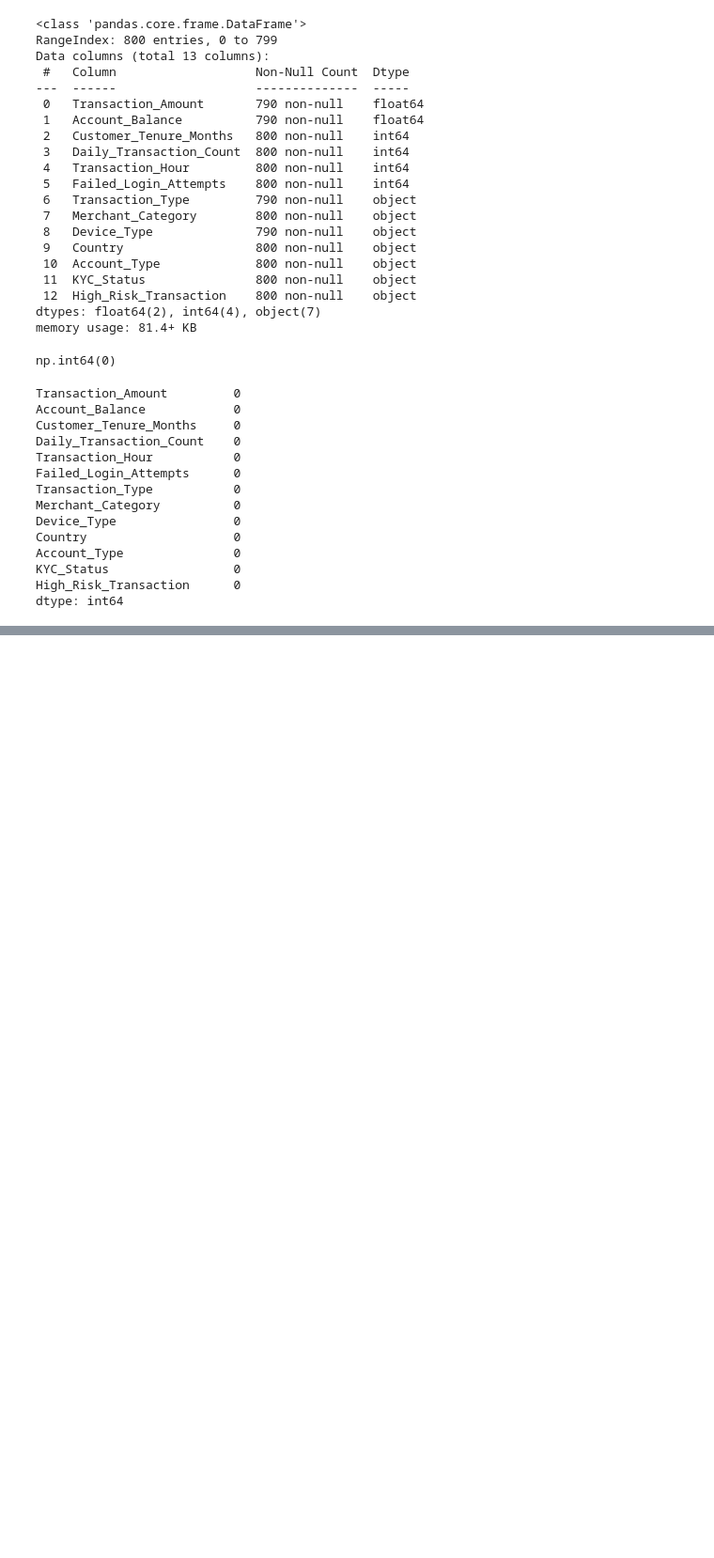
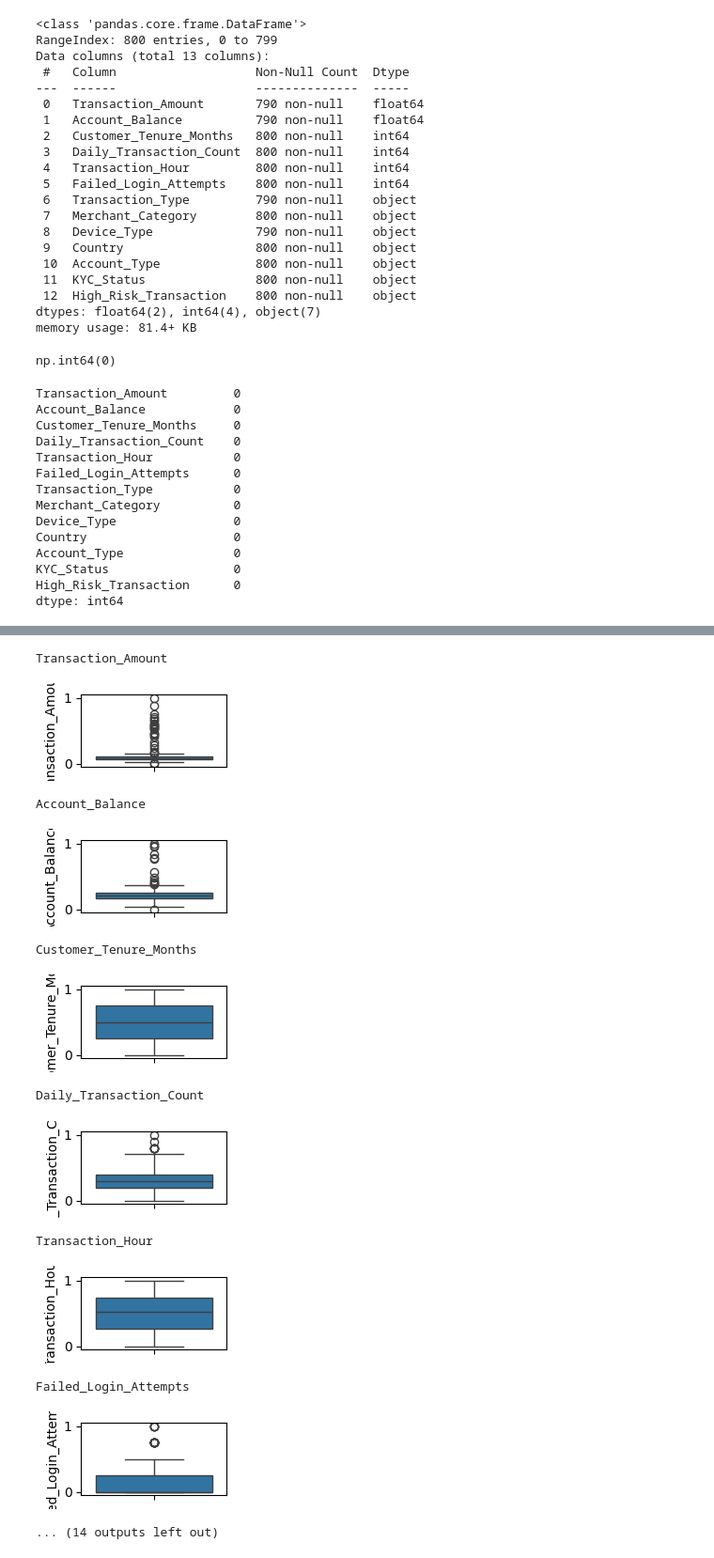
Before and after one commit to Md-Maruf-1727/Machine-Learning-Algorithms, a Jupyter notebook: Decision Tree/Fraud detection model/code.ipynb, the cells around one changed output, grey strips where cells are left out. Shown at 94% size. Saved outputs shown, nothing was run; the diff lists cells and outputs as text; code cells hidden in the pictures; blank space fills up the shorter version.

```diff
--- a/Decision Tree/Fraud detection model/code.ipynb
+++ b/Decision Tree/Fraud detection model/code.ipynb
@@ -76,5 +76,12 @@ df['Account_Balance'] = df['Account_Balance'].fillna(df['Account_Balance'].mean(
 df['Transaction_Type'] = df['Transaction_Type'].ffill()
 # %%
 df['Device_Type'] = df['Device_Type'].bfill()
+# %%
+le = LabelEncoder()
+mms = MinMaxScaler()
 # %%
-S
+for col in df.columns:
+    if is_numeric_dtype(df[col]):
+        df[col] = mms.fit_transform(df[[col]])
+    else:
+        df[col] = le.fit_transform(df[col])
@@ -80,0 +97,20 @@ S
+# %%
+for col2 in df.columns:
+    print(col2)
+    plt.figure(figsize=(2,1))
+    sns.boxplot(df[col2])
+    plt.show()
+# %% [output]
+Transaction_Amount
+[figure, added]
+Account_Balance
+[figure, added]
+Customer_Tenure_Months
+[figure, added]
+Daily_Transaction_Count
+[figure, added]
+Transaction_Hour
+[figure, added]
+Failed_Login_Attempts
+[figure, added]
+... (14 outputs left out)
```
Also changed, not shown: parts of 1 cell of this notebook.
